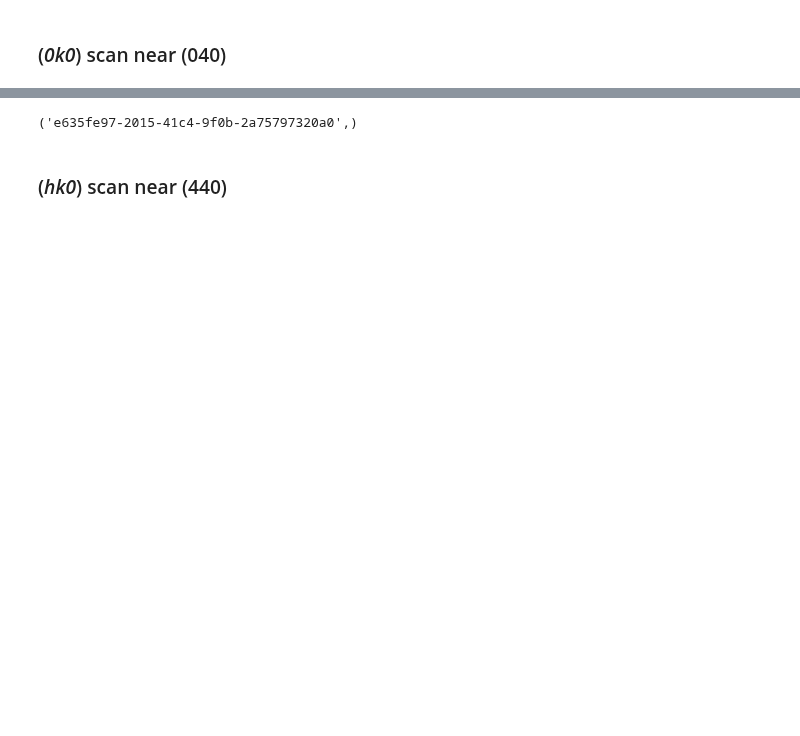
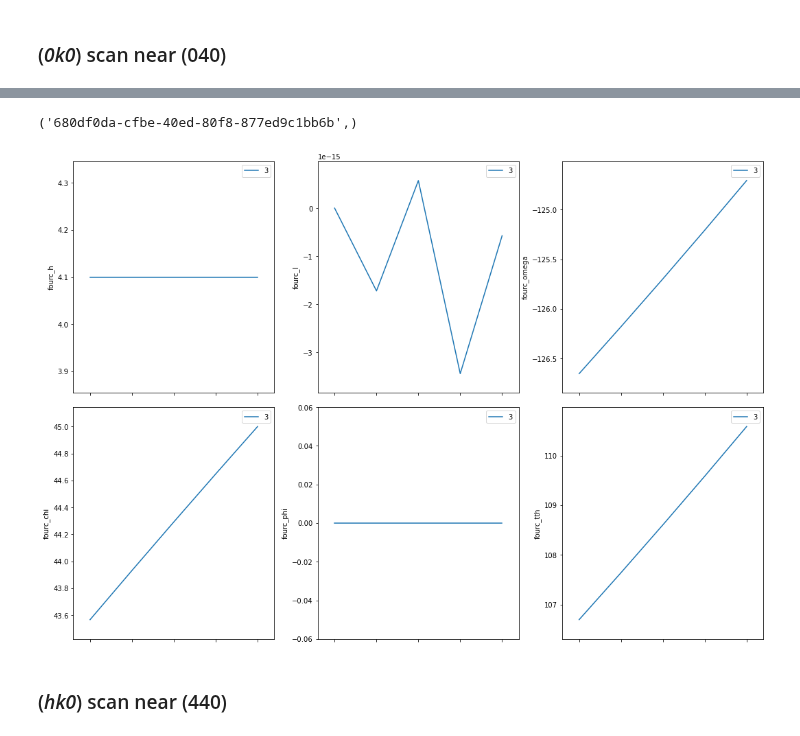
Before and after one commit to bluesky/hklpy, a Jupyter notebook: examples/geo_e4cv.ipynb, the cells around one changed output, grey strips where cells are left out. Saved outputs shown, nothing was run; the diff lists cells and outputs as text; code cells hidden in the pictures; blank space fills up the shorter version.

```diff
--- a/examples/geo_e4cv.ipynb
+++ b/examples/geo_e4cv.ipynb
@@ -379,5 +389,5 @@ generator scan ['5f4a103b'] (scan num: 2)
 # %% [markdown]
 ### (_0k0_) scan near (040)
 # %%
-RE(bp.scan([], fourc.k, 3.9, 4.1, 5))
+RE(bp.scan([fourc], fourc.k, 3.9, 4.1, 5))
 # %% [output]
@@ -397,4 +407,5 @@ generator scan ['e635fe97'] (scan num: 3)
-('e635fe97-2015-41c4-9f0b-2a75797320a0',)
+('680df0da-cfbe-40ed-80f8-877ed9c1bb6b',)
+[figure, added]
 # %% [markdown]
 ### (_hk0_) scan near (440)
 # %%
```
Also changed, not shown: parts of 9 cells of this notebook, 2 other files.
